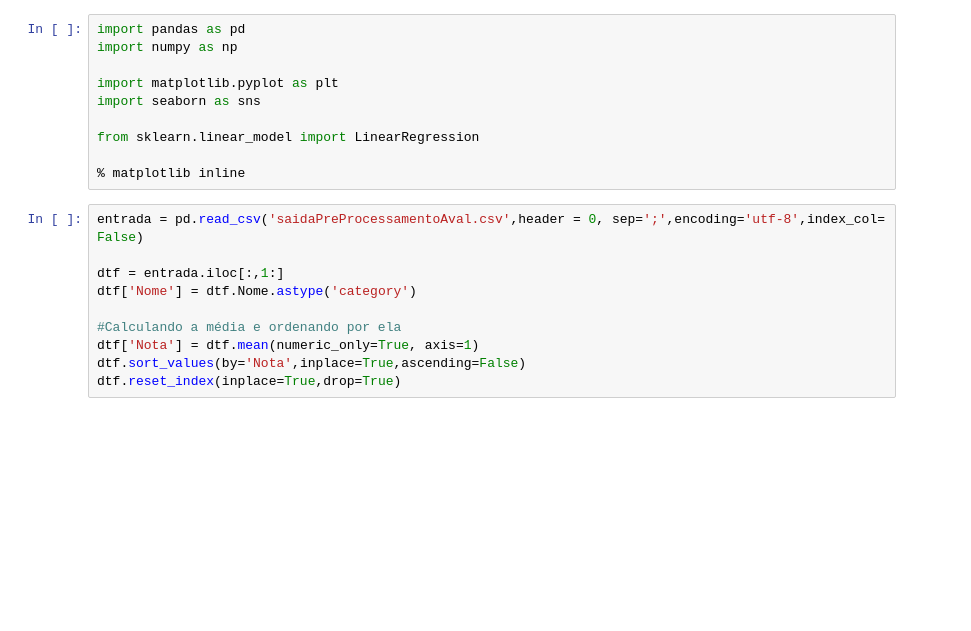
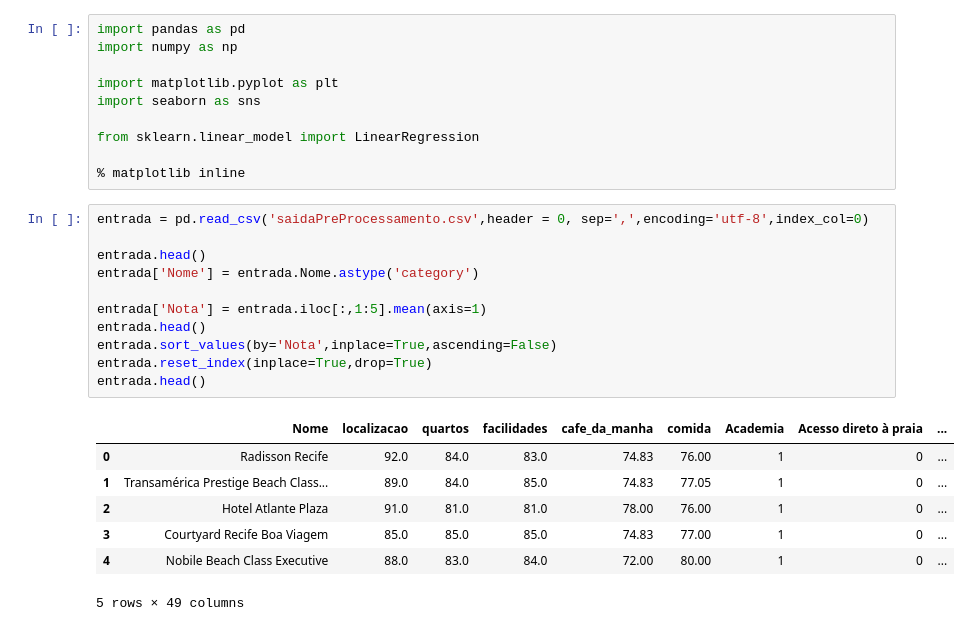
Before and after one commit to if1015-datascience-ufpe/projeto-2017-1-os3dosdados, a Jupyter notebook: Fase 3 - Regressão Linear.ipynb, the cells around one changed output. Drawn from its saved outputs; the diff is of its cells as text; blank space fills up the shorter version.

```diff
--- a/Fase 3 - Regressão Linear.ipynb
+++ b/Fase 3 - Regressão Linear.ipynb
@@ -9,12 +9,21 @@ from sklearn.linear_model import LinearRegression
 
 % matplotlib inline
 # %%
-entrada = pd.read_csv('saidaPreProcessamentoAval.csv',header = 0, sep=';',encoding='utf-8',index_col= False)
+entrada = pd.read_csv('saidaPreProcessamento.csv',header = 0, sep=',',encoding='utf-8',index_col=0)
 
-dtf = entrada.iloc[:,1:]
-dtf['Nome'] = dtf.Nome.astype('category')
+entrada.head()
+entrada['Nome'] = entrada.Nome.astype('category')
 
-#Calculando a média e ordenando por ela
-dtf['Nota'] = dtf.mean(numeric_only=True, axis=1)
-dtf.sort_values(by='Nota',inplace=True,ascending=False)
-dtf.reset_index(inplace=True,drop=True)
+entrada['Nota'] = entrada.iloc[:,1:5].mean(axis=1)
+entrada.head()
+entrada.sort_values(by='Nota',inplace=True,ascending=False)
+entrada.reset_index(inplace=True,drop=True)
+entrada.head()
+# %% [output]
+|  | Nome | localizacao | quartos | facilidades | cafe_da_manha | comida | Academia | Acesso direto à praia | ... |
+| 0 | Radisson Recife | 92.0 | 84.0 | 83.0 | 74.83 | 76.00 | 1 | 0 | ... |
+| 1 | Transamérica Prestige Beach Class... | 89.0 | 84.0 | 85.0 | 74.83 | 77.05 | 1 | 0 | ... |
+| 2 | Hotel Atlante Plaza | 91.0 | 81.0 | 81.0 | 78.00 | 76.00 | 1 | 0 | ... |
+| 3 | Courtyard Recife Boa Viagem | 85.0 | 85.0 | 85.0 | 74.83 | 77.00 | 1 | 0 | ... |
+| 4 | Nobile Beach Class Executive | 88.0 | 83.0 | 84.0 | 72.00 | 80.00 | 1 | 0 | ... |
+5 rows × 49 columns
```
Also changed, not shown: parts of 2 cells of this notebook, 1 other file.
